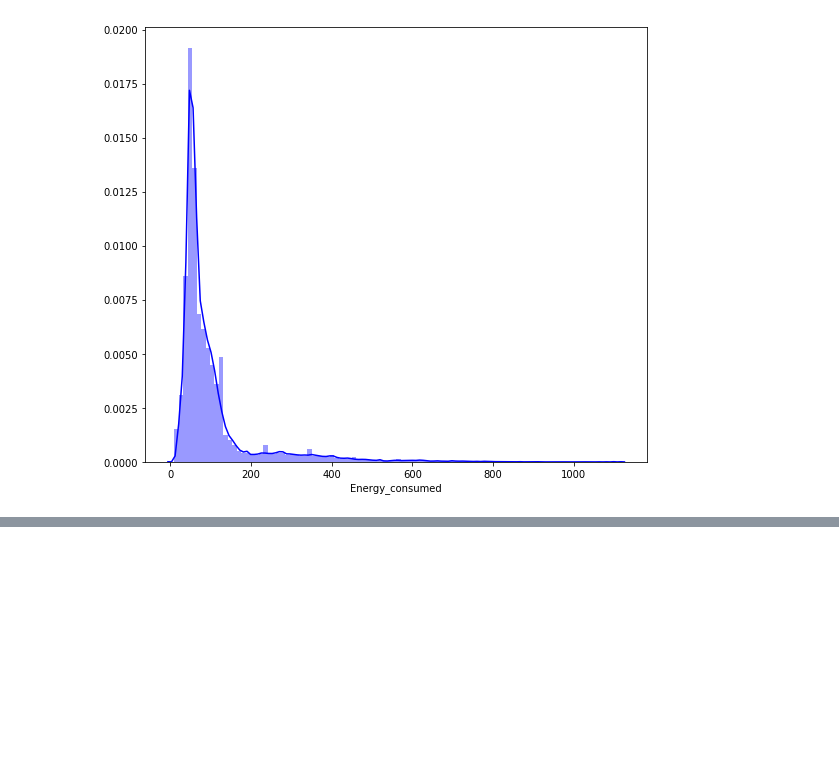
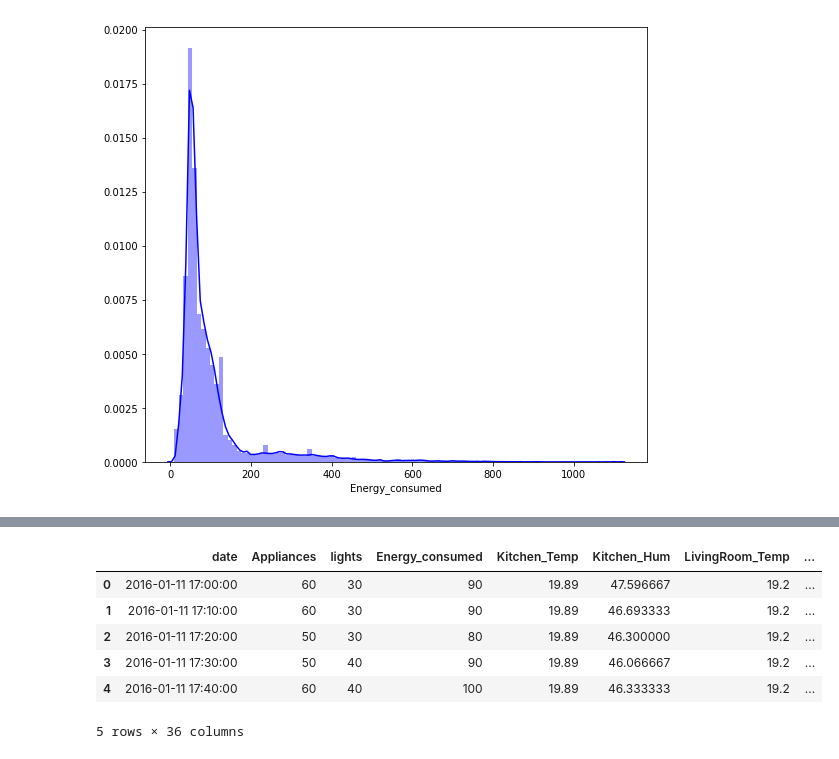
Before and after one commit to sayaliborse/ADS_TEAM_SRK, a Jupyter notebook: Assignment2_EnergyData/EDA.ipynb, the cells around one changed output, grey strips where cells are left out. Saved outputs shown, nothing was run; the diff lists cells and outputs as text; code cells hidden in the pictures; blank space fills up the shorter version.

```diff
--- a/Assignment2_EnergyData/EDA.ipynb
+++ b/Assignment2_EnergyData/EDA.ipynb
@@ -78,0 +147,34 @@ Using a non-tuple sequence for multidimensional indexing is deprecated; use `arr
+# %%
+# Converting Date object to Datetime object
+data['date']=pd.to_datetime(data['date'])
+
+# Adding day of week column
+data['Day_of_week']=data['date'].dt.weekday_name
+
+# Adding month number column
+data['Month_Number']=data['date'].dt.month
+
+# Adding Time column
+data['Time']=data['date'].dt.time
+
+# Adding month number column
+data['Date_number']=data['date'].dt.date
+
+# Geting the weekday number
+data["Weekday_number"]=data['date'].dt.weekday
+
+#Adding Weekday column
+if str(data.Day_of_week)=="Sunday" or str(data.Day_of_week)=="Saturday":
+    data["Weekday_Column"]=1
+else:
+    data["Weekday_Column"]=0
+# %%
+data.head()
+# %% [output]
+|  | date | Appliances | lights | Energy_consumed | Kitchen_Temp | Kitchen_Hum | LivingRoom_Temp | ... |
+| 0 | 2016-01-11 17:00:00 | 60 | 30 | 90 | 19.89 | 47.596667 | 19.2 | ... |
+| 1 | 2016-01-11 17:10:00 | 60 | 30 | 90 | 19.89 | 46.693333 | 19.2 | ... |
+| 2 | 2016-01-11 17:20:00 | 50 | 30 | 80 | 19.89 | 46.300000 | 19.2 | ... |
+| 3 | 2016-01-11 17:30:00 | 50 | 40 | 90 | 19.89 | 46.066667 | 19.2 | ... |
+| 4 | 2016-01-11 17:40:00 | 60 | 40 | 100 | 19.89 | 46.333333 | 19.2 | ... |
+5 rows × 36 columns
```
Also changed, not shown: parts of 11 cells of this notebook, 27 other files.
